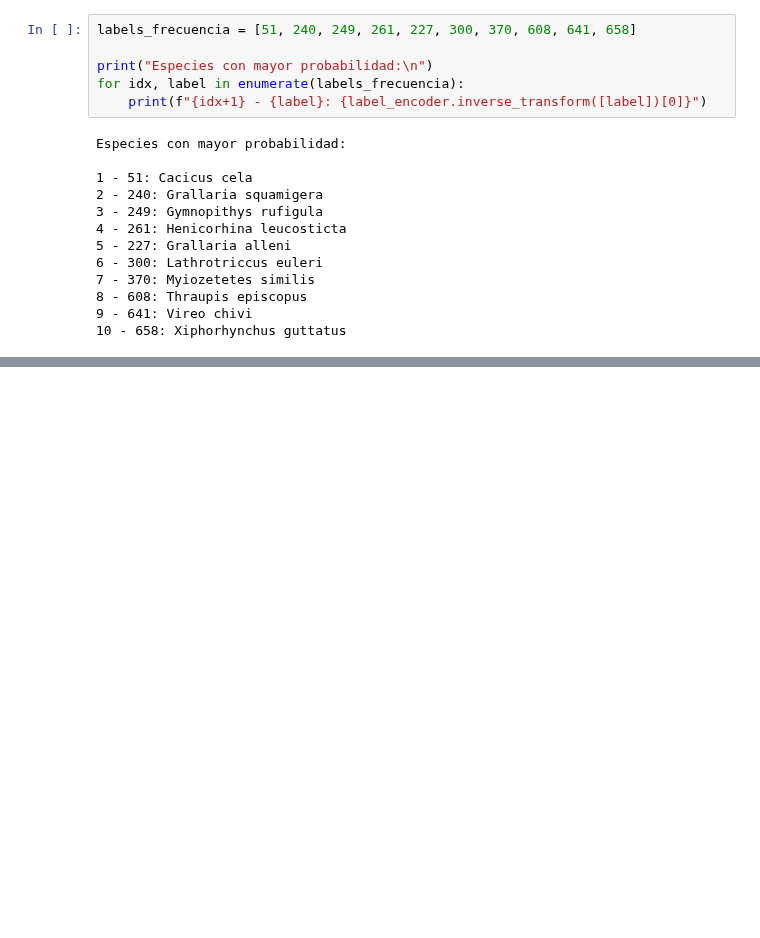
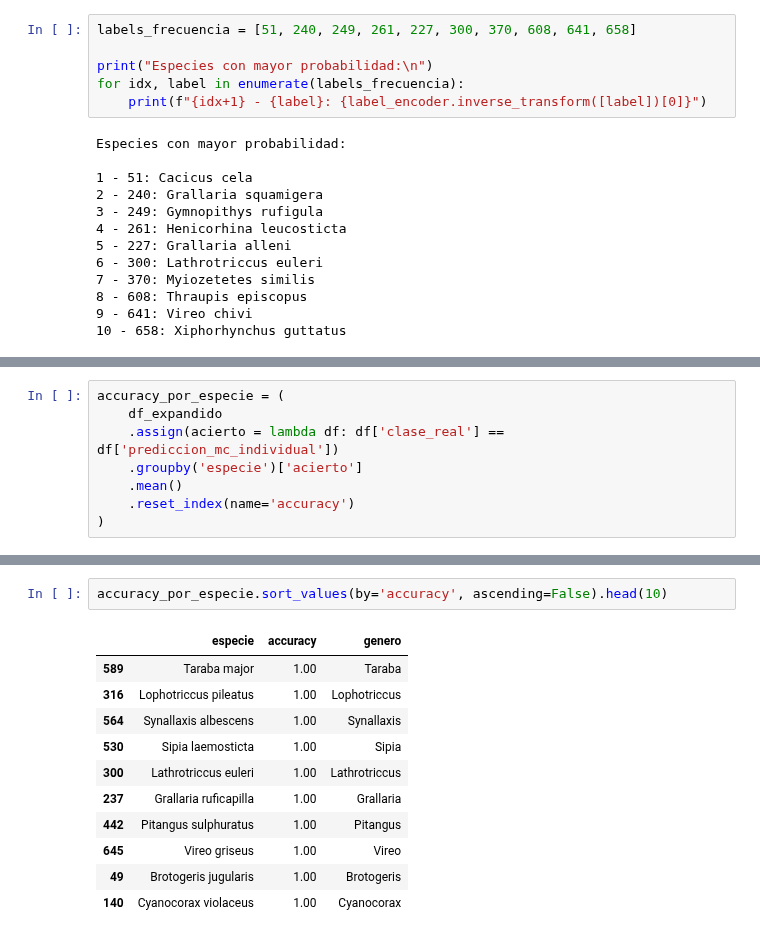
Before and after one commit to camiloacp/The-Evolutionary-Structure-of-Acoustic-Learnability-A-Deep-Learning-Approach-to-Neotropical-Birdsong, a Jupyter notebook: notebooks/11_Incertidumbres.ipynb, the cells around one changed output, grey strips where cells are left out. Drawn from its saved outputs; the diff is of its cells as text; blank space fills up the shorter version.

```diff
--- a/notebooks/11_Incertidumbres.ipynb
+++ b/notebooks/11_Incertidumbres.ipynb
@@ -472,0 +667,8 @@ Especies con mayor probabilidad:
+# %%
+accuracy_por_especie = (
+    df_expandido
+    .assign(acierto = lambda df: df['clase_real'] == df['prediccion_mc_individual'])
+    .groupby('especie')['acierto']
+    .mean()
+    .reset_index(name='accuracy')
+)
@@ -472,0 +745,14 @@ Especies con mayor probabilidad:
+# %%
+accuracy_por_especie.sort_values(by='accuracy', ascending=False).head(10)
+# %% [output]
+|  | especie | accuracy | genero |
+| 589 | Taraba major | 1.00 | Taraba |
+| 316 | Lophotriccus pileatus | 1.00 | Lophotriccus |
+| 564 | Synallaxis albescens | 1.00 | Synallaxis |
+| 530 | Sipia laemosticta | 1.00 | Sipia |
+| 300 | Lathrotriccus euleri | 1.00 | Lathrotriccus |
+| 237 | Grallaria ruficapilla | 1.00 | Grallaria |
+| 442 | Pitangus sulphuratus | 1.00 | Pitangus |
+| 645 | Vireo griseus | 1.00 | Vireo |
+| 49 | Brotogeris jugularis | 1.00 | Brotogeris |
+| 140 | Cyanocorax violaceus | 1.00 | Cyanocorax |
```
Also changed, not shown: parts of 13 cells of this notebook.
